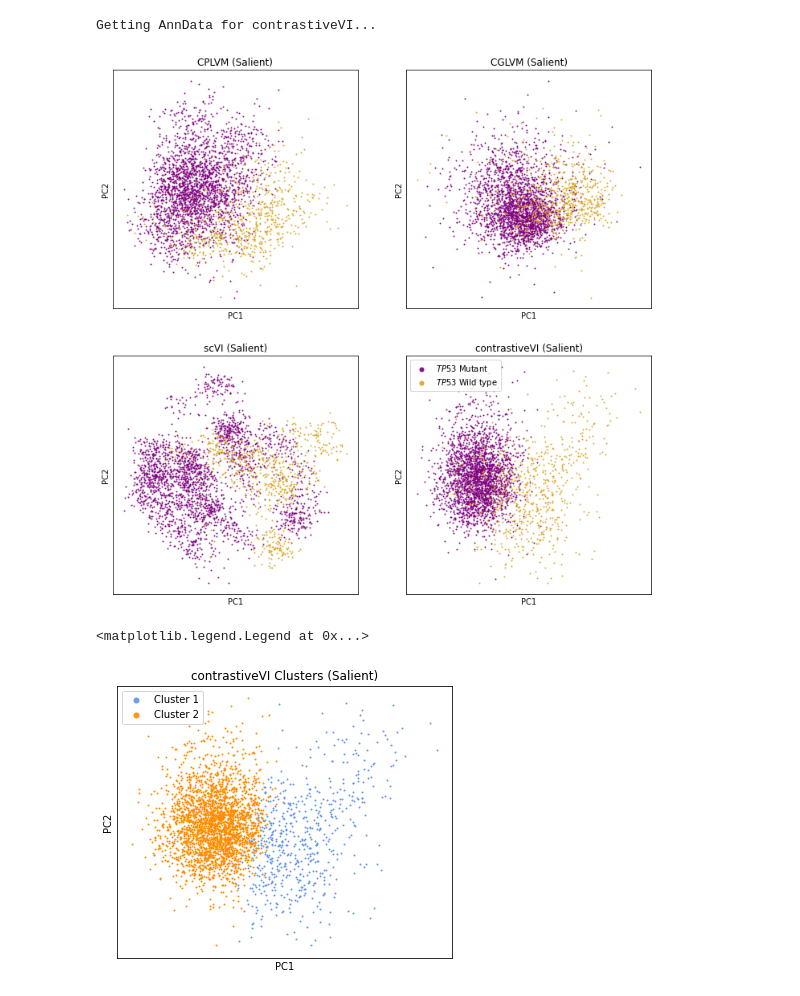
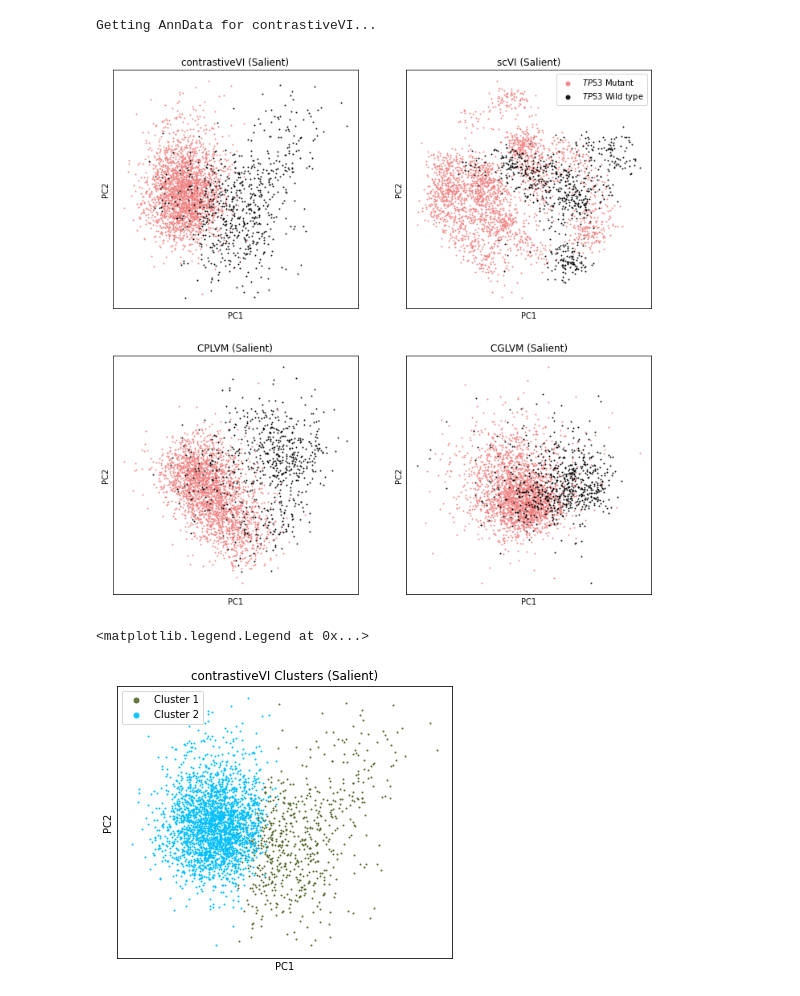
Before and after one commit to suinleelab/contrastiveVI, a Jupyter notebook: notebooks/figures/figure4_mixseq_results.ipynb, the cells around one changed output. Cells and saved outputs as stored; diff of their text form; code cells hidden in the pictures.

```diff
--- a/notebooks/figures/figure4_mixseq_results.ipynb
+++ b/notebooks/figures/figure4_mixseq_results.ipynb
@@ -110,16 +110,17 @@ for method in methods:
             results_dict[method][metric]["std"] / np.sqrt(len(method_metrics))
         )
 # %%
-target_label_palette = ["purple", "goldenrod"]
+target_label_palette = ["lightcoral", "black"]
 # %%
 seed = 789
 fig, axes = plt.subplots(2, 2, figsize=(12, 12))
 axes = axes.ravel()
 method_rep_ax= {
-    "CPLVM": 0,
-    "CGLVM": 1,
-    "scVI": 2,
-    "contrastiveVI": 3,
+    "contrastiveVI": 0,
+    "scVI": 1,
+    "CPLVM": 2,
+    "CGLVM": 3,
+
 }
 
 for method, axis_idx in method_rep_ax.items():
@@ -138,13 +139,13 @@ for method, axis_idx in method_rep_ax.items():
     axes[axis_idx].set_yticks([])
     axes[axis_idx].set_xlabel("PC1")
     axes[axis_idx].set_ylabel("PC2")
-    if axis_idx == 3:
+    if axis_idx == 1:
         axes[axis_idx].legend(
-            markerscale=5, loc="upper left"
+            markerscale=5, loc="upper right"
         )
 plt.show()
 # %% [output]
-[figure, old version]
+[figure, new version]
 # %%
 contrastive_vi_latent_clusters = (
     KMeans(n_clusters=2, random_state=123)
@@ -153,29 +154,30 @@ contrastive_vi_latent_clusters = (
 )
 # %%
 fig, ax = plt.subplots(1, 1, figsize=(6, 5))
-latent_cluster_palette = ["cornflowerblue", "darkorange"]
+latent_cluster_palette = ["darkolivegreen", "deepskyblue"]
 
-rep = method_latent_adata_dict["contrastiveVI"][seed].obsm["X_pca"]
+method = "contrastiveVI"
+rep = method_latent_adata_dict[method][seed].obsm["X_pca"]
 for i, cluster in enumerate(np.unique(contrastive_vi_latent_clusters)):
     ax.scatter(
         rep[:, 0][contrastive_vi_latent_clusters == cluster],
         rep[:, 1][contrastive_vi_latent_clusters == cluster],
         s=1,
         label=f"Cluster {i + 1}",
         color=latent_cluster_palette[i],
         alpha=0.9,
     )
 ax.set_title(f"{method} Clusters (Salient)")
 ax.set_xticks([])
 ax.set_yticks([])
 ax.set_xlabel("PC1")
 ax.set_ylabel("PC2")
 ax.legend(
     markerscale=5, loc="upper left"
 )
 # %% [output]
 <matplotlib.legend.Legend at 0x...>
-[figure, old version]
+[figure, new version]
 # %%
 fig, ax = plt.subplots(1, 1, figsize=(6, 6))
 width = 0.15  # Bar width
```
Also changed, not shown: parts of 1 cell of this notebook, 2 other files.
